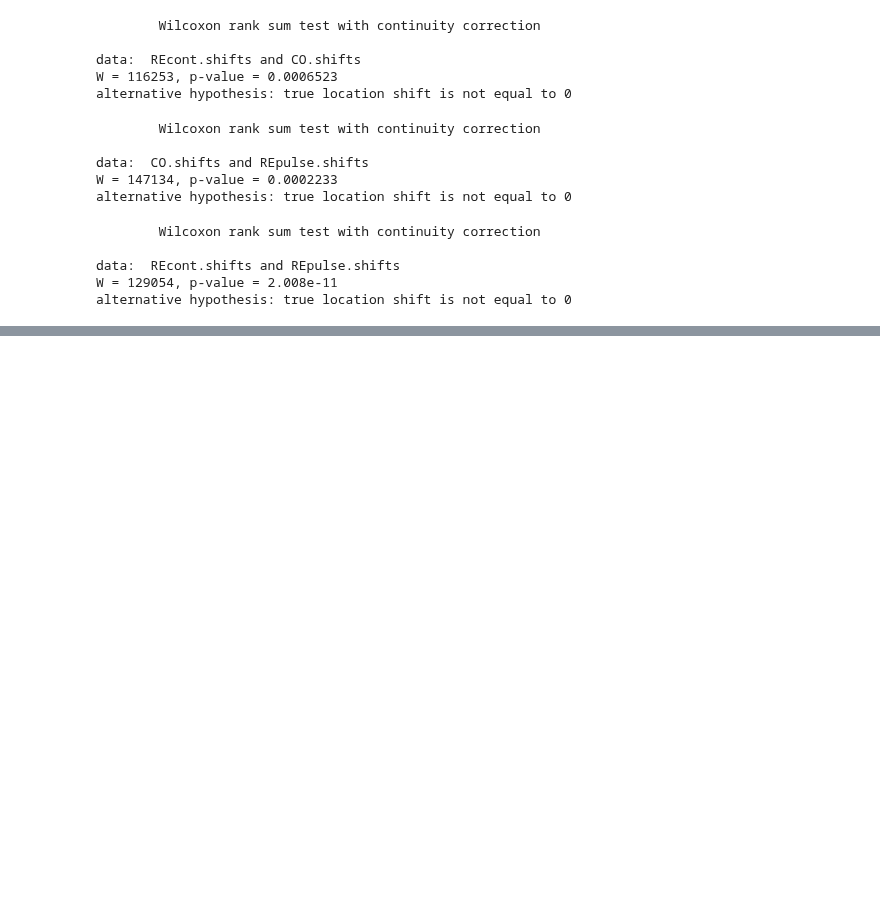
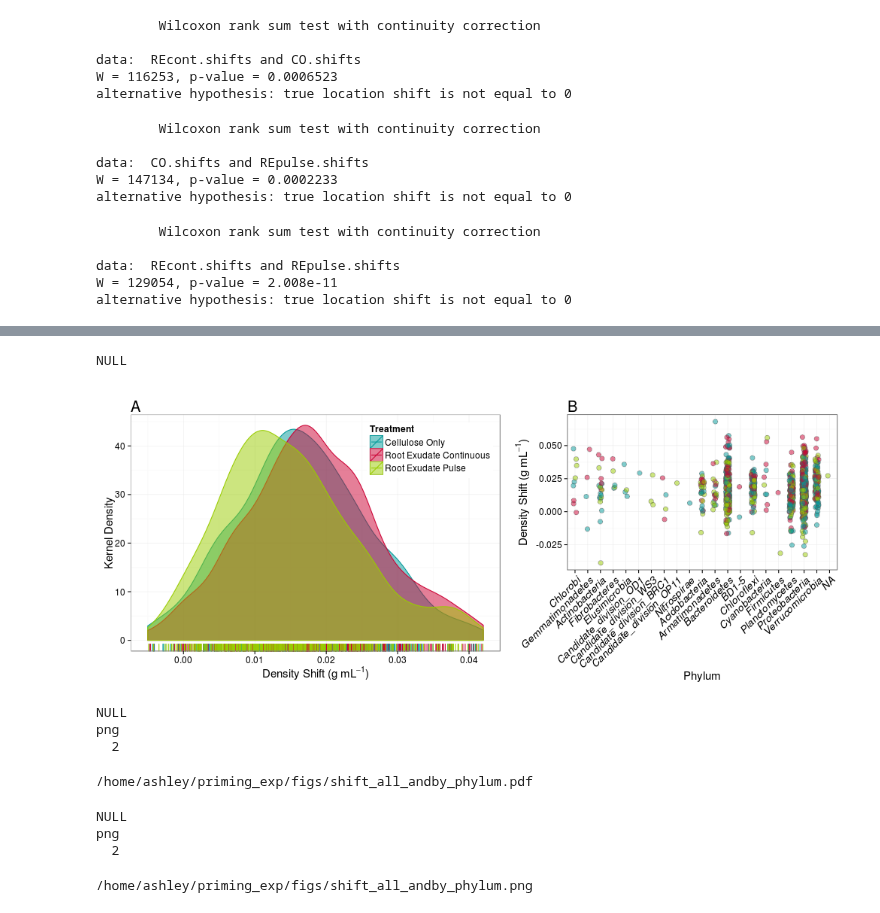
Before and after one commit to acampbellina/priming, a Jupyter notebook: Density_shifts.ipynb, the cells around one changed output, grey strips where cells are left out. Drawn from its saved outputs; the diff is of its cells as text; code cells hidden in the pictures; blank space fills up the shorter version.

```diff
--- a/Density_shifts.ipynb
+++ b/Density_shifts.ipynb
@@ -226,0 +356,35 @@ alternative hypothesis: true location shift is not equal to 0
+# %%
+%%R -w 1000 -h 400
+
+density.shifts = grid.arrange(p, p3, widths = c(1.6, 1.3),heights = c(1, 1.5), ncol = 2)
+
+density.shifts
+# %% [output]
+NULL
+[figure, added]
+# %%
+%%R
+pdf("figs/shift_all_andby_phylum.pdf", w = 15, h = 6)
+print(grid.arrange(p, p3, widths = c(1.6, 1.3),heights = c(1, 1.5), ncol = 2))
+dev.off()
+# %% [output]
+NULL
+png
+  2
+# %%
+FileLink("figs/shift_all_andby_phylum.pdf")
+# %% [output]
+/home/ashley/priming_exp/figs/shift_all_andby_phylum.pdf
+# %%
+%%R
+png("figs/shift_all_andby_phylum.png", w = 15, h = 6, units = "in", res = 600)
+print(grid.arrange(p, p3, widths = c(1.6, 1.3),heights = c(1, 1.5), ncol = 2))
+dev.off()
+# %% [output]
+NULL
+png
+  2
+# %%
+FileLink("figs/shift_all_andby_phylum.png")
+# %% [output]
+/home/ashley/priming_exp/figs/shift_all_andby_phylum.png
```
Also changed, not shown: parts of 9 cells of this notebook, 6 other files.
